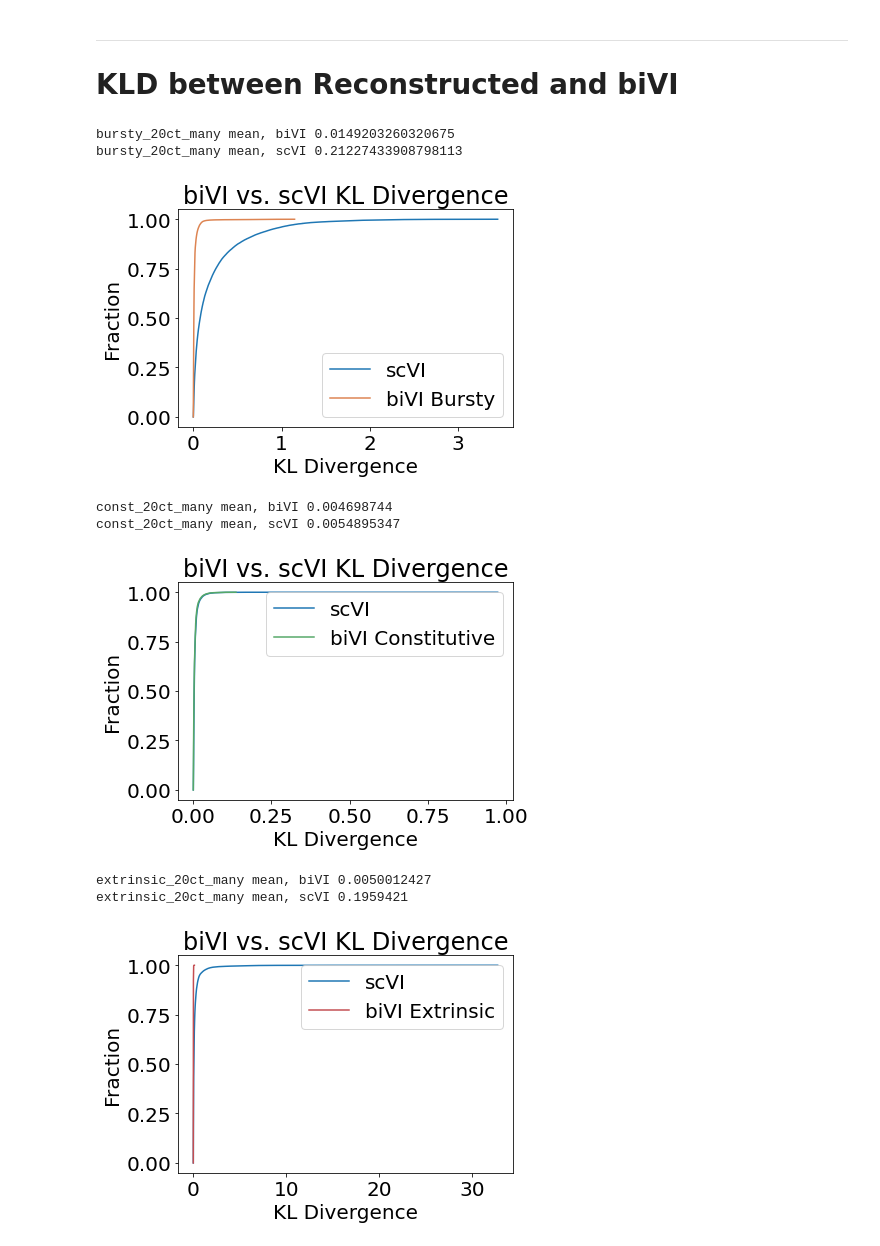
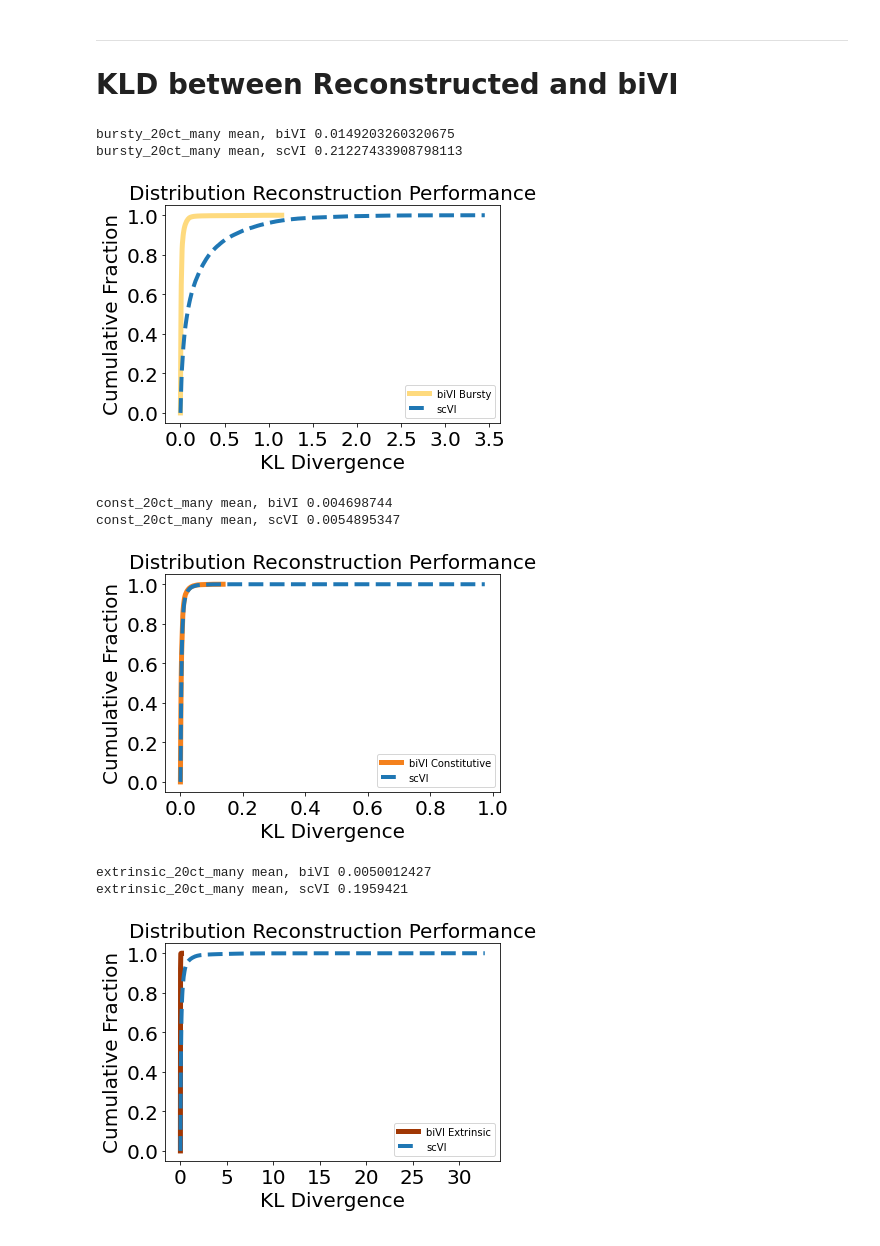
Before and after one commit to pachterlab/CGCCP_2023, a Jupyter notebook: Code/Notebooks/Analysis7_Simulated.ipynb, the cells around one changed output. Drawn from its saved outputs; the diff is of its cells as text; code cells hidden in the pictures.

```diff
--- a/Code/Notebooks/Analysis7_Simulated.ipynb
+++ b/Code/Notebooks/Analysis7_Simulated.ipynb
@@ -237,9 +261,9 @@ metrics = ['Average Intra-Cluster Distance',
            'Average Intra-Cluster Variance',
            'Average Inter-Cluster Distance']
 
+fs = 23
 
-
-fig,axes = plt.subplots(1,4,figsize = (27,8))
+fig,axes = plt.subplots(1,4,figsize = (25,5),gridspec_kw={'wspace':0.4, 'hspace':0.0})
 
 for i,metric in enumerate(metrics):
 
@@ -250,11 +274,13 @@ for i,metric in enumerate(metrics):
     dict_plot['setup'] = setups
     dict_plot['metric'] = metric_list
     df_plot = pd.DataFrame(dict_plot)
-    sns.barplot(ax = ax, data = df_plot, x = 'setup', y ='metric')
-    ax.set_title(f'{metric}',fontsize = fs)
-    ax.set_ylabel(f'value',fontsize=fs)
+    sns.barplot(ax = ax, data = df_plot, x = 'setup', y ='metric',palette=color_list)
+    ax.set_title(f'{metric}',fontsize = fs, wrap=True)
+    ax.set_ylabel(None)
+    ax.set_xlabel(None)
     #plt.xlabel('Latent Space Method')
-    ax.set_xticklabels(labels = setups, rotation = 90)
+    ax.set_xticklabels(labels = setups, rotation = 90, fontsize = fs)
+    ax.tick_params(axis='y', which='both', labelsize=fs)
 
 ax= axes[i+1]
 setups = list(X_latent.keys())
@@ -263,10 +289,13 @@ metric_list = [distance_dict_plot[setup]['Average Inter-Cluster Distance']/dista
 dict_plot['setup'] = setups
 dict_plot['metric'] = metric_list
 df_plot = pd.DataFrame(dict_plot)
-sns.barplot(ax = ax, data = df_plot,x = 'setup', y ='metric')
+sns.barplot(ax = ax, data = df_plot,x = 'setup', y ='metric',palette=color_list)
 ax.set_title(f'Scaled Inter-Cluster Distance',fontsize = fs)
 ax.set_ylabel(f'value',fontsize=fs)
 ax.set_xticklabels(labels = setups, rotation = 90, fontsize = fs)
+ax.set_ylabel(None)
+ax.set_xlabel(None)
+ax.tick_params(axis='y', which='both', labelsize=fs)
 
 plt.tight_layout()
 plt.savefig(f'../../results/{name}_figs/clustering_metrics_{index}.png',bbox_inches='tight');
@@ -326,7 +434,7 @@ No artists with labels found to put in legend.  Note that artists whose label st
 
 # KLD between Reconstructed and biVI
 # %%
-def plot_CDF(array1,array2,label1,label2,color1):
+def plot_CDF(array1,array2,label1,label2,color2):
 
     cdf1 = np.zeros(len(array1))
     cdf2 = np.zeros(len(array2))
@@ -337,38 +445,40 @@ def plot_CDF(array1,array2,label1,label2,color1):
     for i,value in enumerate(array2_sorted):
         cdf2[i] = len(array2_sorted[array2_sorted<value])/len(array2_sorted)
 
-    plt.plot(array1_sorted,cdf1,label=label1)
-    plt.plot(array2_sorted,cdf2,label=label2,color=color1)
-    plt.xlabel(f'KL Divergence',fontsize=fs)
-    plt.ylabel('Fraction',fontsize=fs)
-    plt.title('biVI vs. scVI KL Divergence')
+
+    plt.plot(array2_sorted,cdf2,label=label2,color=color2,linewidth=5)
+    plt.plot(array1_sorted,cdf1,label=label1,linewidth=4,linestyle='--')
+    plt.xlabel(f'KL Divergence',fontsize=20)
+    plt.ylabel('Cumulative Fraction',fontsize=20)
+    plt.title('Distribution Reconstruction Performance',fontsize=20)
+    plt.xticks(fontsize=20)
+    plt.yticks(fontsize=20)
     plt.legend()
 # %%
 data_sets = ['bursty_20ct_many','const_20ct_many','extrinsic_20ct_many']
 dnames = ['Bursty','Constitutive','Extrinsic']
-colors = sns.color_palette("deep")[1:4]
 
 for i,dset in enumerate(data_sets):
 
     with open(f'../../results/{dset}_figs/kld_dict.pickle', 'rb') as file:
         kld_dict = pickle.load(file)
 
         dname = dnames[i]
 
         print(f'{dset} mean, biVI',np.mean(kld_dict[f'{dname}-10-NAS_SHAPE']))
         print(f'{dset} mean, scVI',np.mean(kld_dict['scVI-10-NAS_SHAPE']))
 
         plot_CDF(kld_dict['scVI-10-NAS_SHAPE'],kld_dict[f'{dname}-10-NAS_SHAPE'],label1 = 'scVI',
-        label2 = f'biVI {dname}',color1 = colors[i])
+        label2 = f'biVI {dname}',color2 = color_list[i+1])
         plt.savefig(f'../../results/{dset}_figs/KLD_CDF.png',bbox_inches='tight')
         plt.show()
 # %% [output]
 bursty_20ct_many mean, biVI 0.0149203260320675
 bursty_20ct_many mean, scVI 0.21227433908798113
-[figure, old version]
+[figure, new version]
 const_20ct_many mean, biVI 0.004698744
 const_20ct_many mean, scVI 0.0054895347
-[figure, old version]
+[figure, new version]
 extrinsic_20ct_many mean, biVI 0.0050012427
 extrinsic_20ct_many mean, scVI 0.1959421
-[figure, old version]
+[figure, new version]
```
Also changed, not shown: parts of 15 cells of this notebook.
